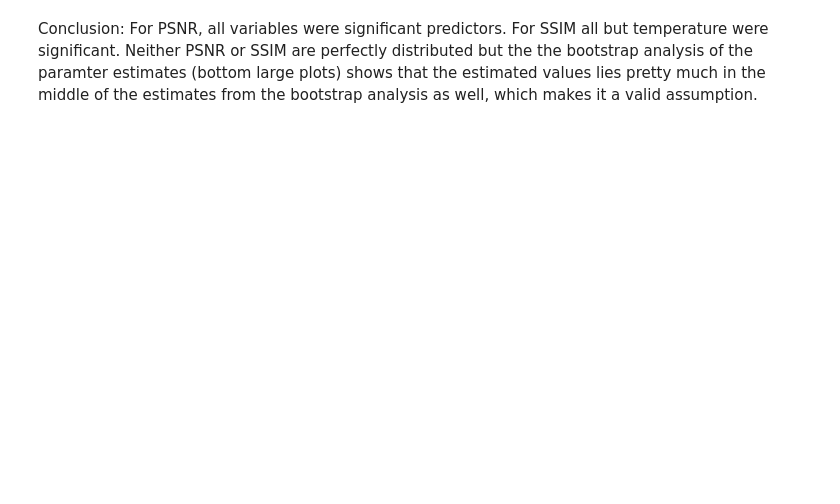
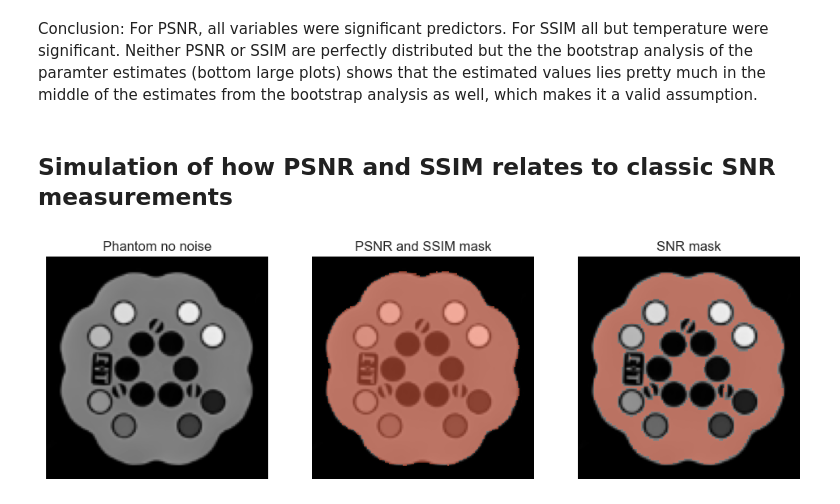
Before and after one commit to UNITY-Physics/unity_qa_paper, a Jupyter notebook: notebooks/PSNR.ipynb, the cells around one changed output. Saved outputs shown, nothing was run; the diff lists cells and outputs as text; code cells hidden in the pictures; blank space fills up the shorter version.

Commit message:
PSNR figure

```diff
--- a/notebooks/PSNR.ipynb
+++ b/notebooks/PSNR.ipynb
@@ -463,2 +463,4 @@ Stat: 0.663 pvalue: 5.736907167894583e-17
 # %% [markdown]
 Conclusion: For PSNR, all variables were significant predictors. For SSIM all but temperature were significant. Neither PSNR or SSIM are perfectly distributed but the the bootstrap analysis of the paramter estimates (bottom large plots) shows that the estimated values lies pretty much in the middle of the estimates from the bootstrap analysis as well, which makes it a valid assumption.
+# %% [markdown]
+## Simulation of how PSNR and SSIM relates to classic SNR measurements
@@ -464,0 +477,44 @@ Conclusion: For PSNR, all variables were significant predictors. For SSIM all bu
+# %%
+phantom = Caliber137()
+
+fname = phantom.get_phantom_nii(weighting='T2w')
+data = ants.image_read(fname)
+
+fname = phantom.get_seg_nii('phantomMask')
+seg = ants.image_read(fname)
+
+fname = phantom.get_seg_nii('BG')
+BG = ants.image_read(fname)
+# %%
+# Downsample and scale data
+data_rs = ants.resample_image(data, [1.5, 1.5, 5], interp_type=0, use_voxels=False).numpy()
+data_rs /= np.max(data_rs)
+
+seg_rs = ants.resample_image(seg, [1.5, 1.5, 5], interp_type=1, use_voxels=False).numpy()
+seg_rs[seg_rs==0] = np.nan
+
+BG_rs = ants.resample_image(BG, [1.5, 1.5, 5], interp_type=1, use_voxels=False).numpy()
+BG_rs[BG_rs==0] = np.nan
+
+# Crop images to save time
+data_rs = data_rs[25:-25, 25:-25, 1:-4]
+seg_rs = seg_rs[25:-25, 25:-25, 1:-4]
+BG_rs = BG_rs[25:-25, 25:-25, 1:-4]
+# %%
+fig, axes = plt.subplots(1,3,figsize=(12,4))
+
+axes[0].imshow(data_rs[:,:,20], cmap='gray', vmin=0, vmax=1)
+axes[0].set_title('Phantom no noise')
+
+axes[1].imshow(data_rs[:,:,20], cmap='gray', vmin=0, vmax=1)
+axes[1].imshow(seg_rs[:,:,20], cmap='Reds', vmin=0, vmax=2, alpha=0.5)
+axes[1].set_title('PSNR and SSIM mask')
+
+axes[2].imshow(data_rs[:,:,20], cmap='gray', vmin=0, vmax=1)
+axes[2].imshow(BG_rs[:,:,20], cmap='Reds', vmin=0, vmax=2, alpha=0.5)
+axes[2].set_title('SNR mask')
+
+for ax in axes:
+    ax.axis('off')
+# %% [output]
+[figure, added]
```
Also changed, not shown: parts of 7 cells of this notebook.
